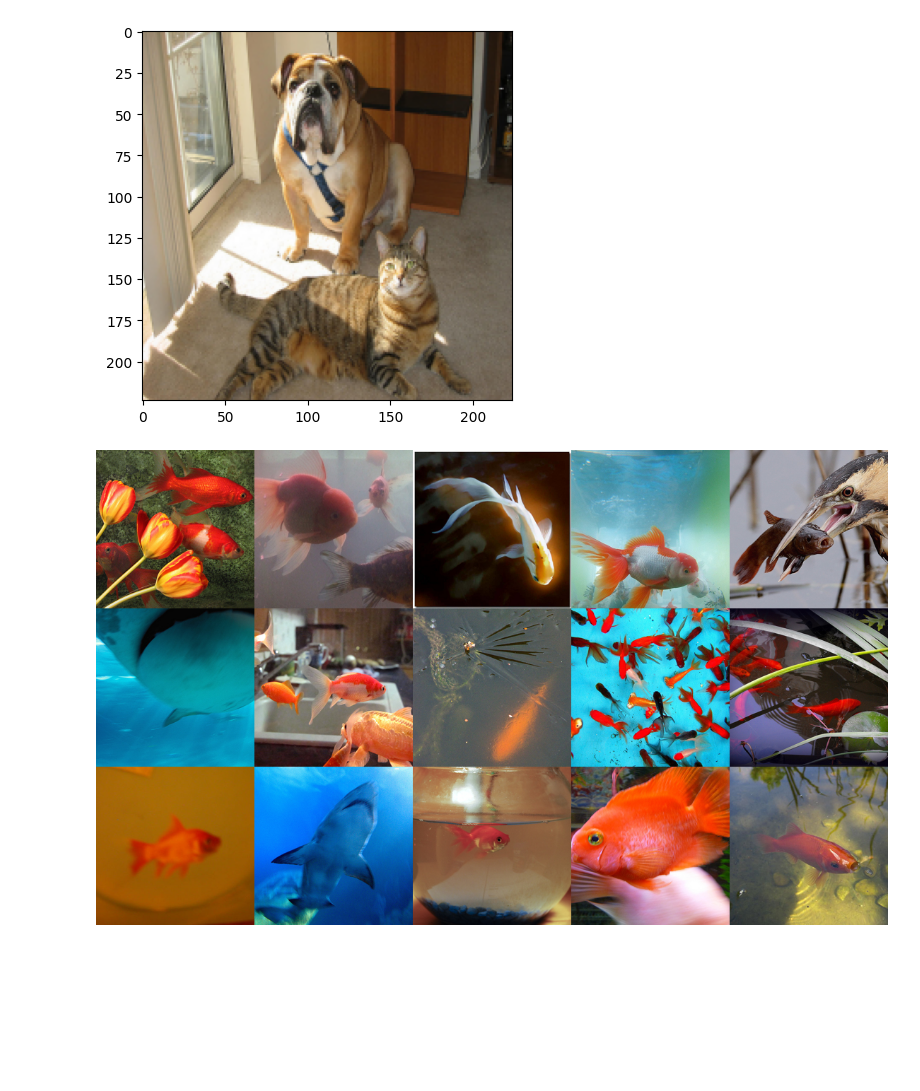
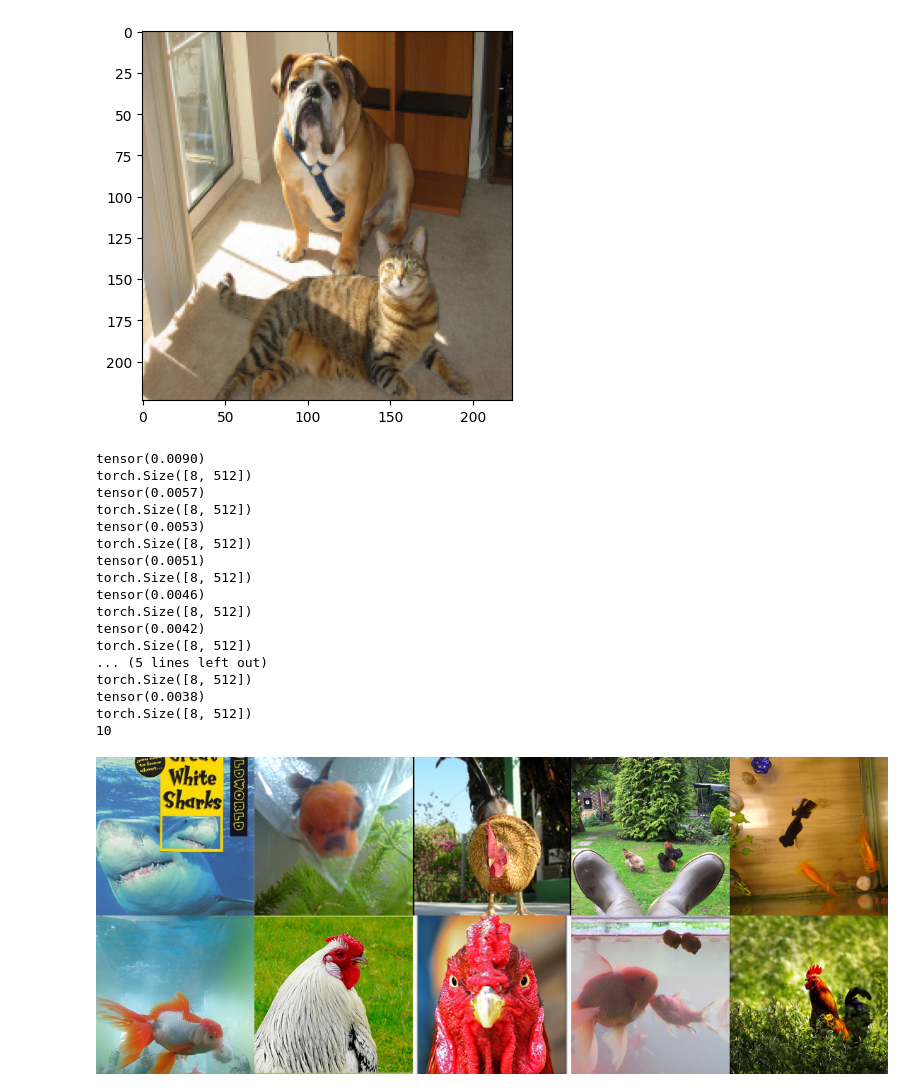
Before and after one commit to vstrozzi/MT2024, a Jupyter notebook: nns.ipynb, the cells around one changed output. Drawn from its saved outputs; the diff is of its cells as text; code cells hidden in the pictures; blank space fills up the shorter version.

```diff
--- a/nns.ipynb
+++ b/nns.ipynb
@@ -80,26 +80,50 @@ query = attentions[0, search_head[0], search_head[1]]
 # %%
 ## Go over and search greedily (alternatively, use the precomputed values)
 
-db = [(-float("inf"), None) for _ in range(15)]
+nr_top_imgs = 10
+db = [(-float("inf"), None) for _ in range(nr_top_imgs)]
 for index, (images, _) in tqdm.tqdm(enumerate(dataloader)):
-    images = images.to(device)
+    images = images.to(device) # image batch
     with torch.no_grad():
-        prs.reinit()
+        prs.reinit() # reinitialize the residual stream hook
         current_representation = model.encode_image(images,
                                                     attn_method='head_no_spatial',
                                                     normalize=False)
-        current_attentions, _ = prs.finalize(current_representation)  # attentions: [batch_size, layers, heads, repr_size]
-        scores = current_attentions[:, search_head[0], search_head[1]] @ query
+        current_attentions, _ = prs.finalize(current_representation)  # retrieve attentions: [batch_size, layers, heads, repr_size]
+        scores = current_attentions[:, search_head[0], search_head[1]] @ query # dot product of the query and the current image (cosine similarity for norm 1 vectors)
+
         for i in range(min(batch_size, images.shape[0])):
-            heapq.heappushpop(db, (scores[i], batch_size * index + i))
-        if index == 20:
+            # Add values in the heap
+            heapq.heappushpop(db, (scores[i], batch_size * index + i)) # (score, index in database)
+        if index == 50:
             break
-db = sorted(db, key=lambda x: -x[0])
+db = sorted(db, key=lambda x: -x[0]) # sort based on negative score
 # %%
 # Plot the top images in a grid:
 images = []
-for image_index in db:
-    images.append(ds_vis[image_index[1]][0])
-image_grid(images, 3, 5)
+for score, image_index in db:
+    print(score)
+    print(current_attentions[:, search_head[0], search_head[1]].shape)
+    images.append(ds_vis[image_index][0]) # retrieve the image from the dataset based on the score, and ignore label
+
+print(len(images))
+image_grid(images, 2, 5)
 # %% [output]
+tensor(0.0090)
+torch.Size([8, 512])
+tensor(0.0057)
+torch.Size([8, 512])
+tensor(0.0053)
+torch.Size([8, 512])
+tensor(0.0051)
+torch.Size([8, 512])
+tensor(0.0046)
+torch.Size([8, 512])
+tensor(0.0042)
+torch.Size([8, 512])
+... (5 lines left out)
+torch.Size([8, 512])
+tensor(0.0038)
+torch.Size([8, 512])
+10
-[figure, old version]
+[figure, new version]
```
Also changed, not shown: parts of 4 cells of this notebook, 7 other files.
